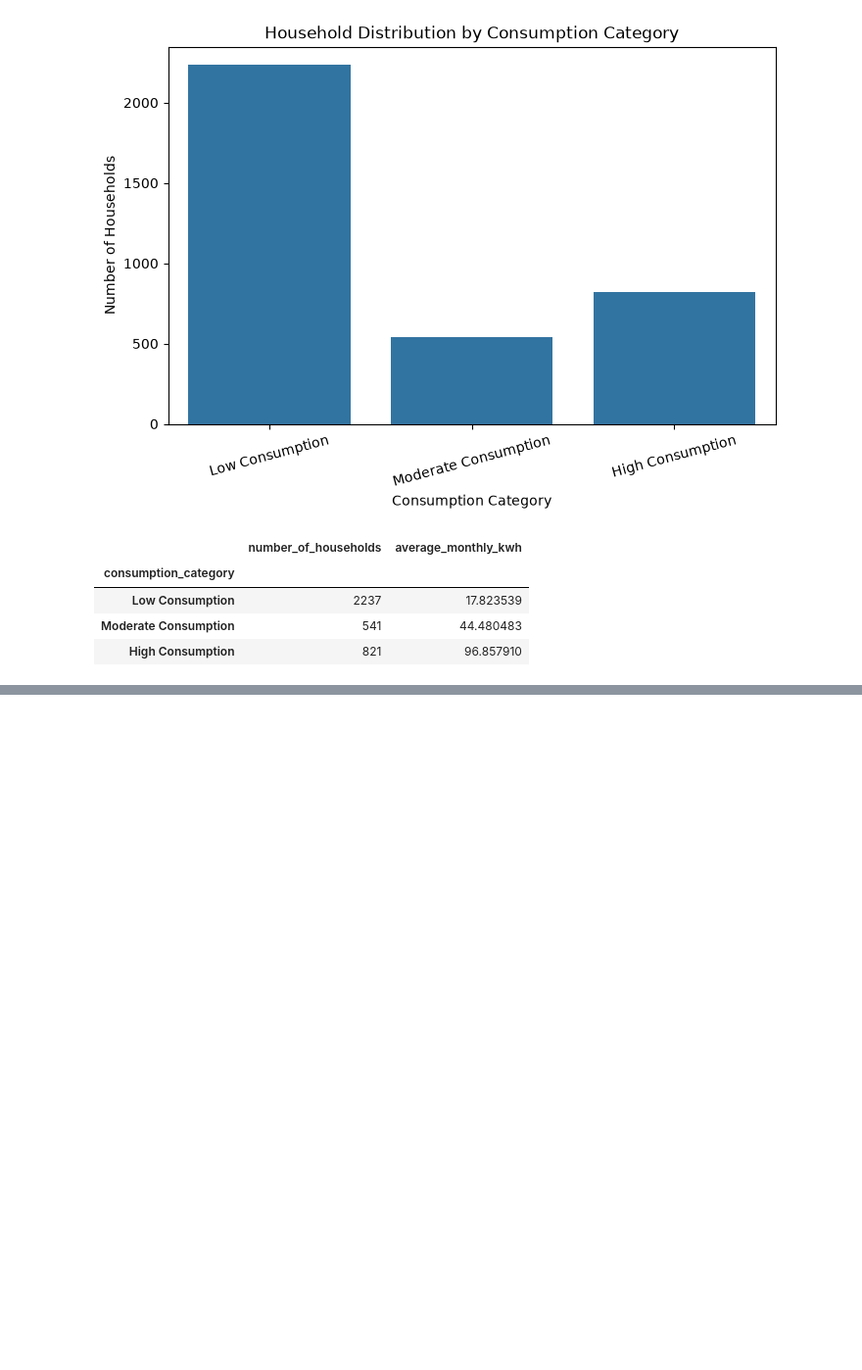
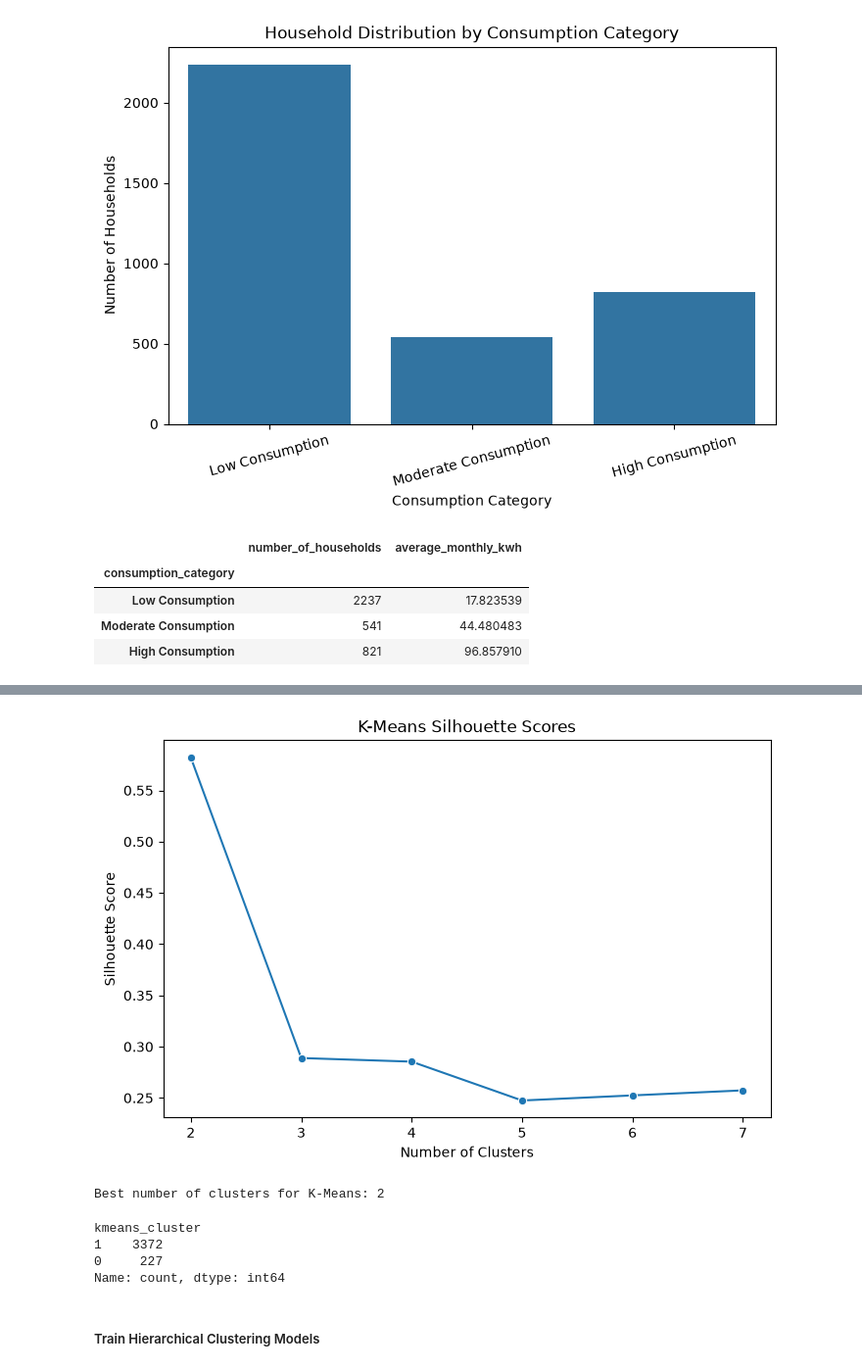
Before and after one commit to Paddyrey/TechCrush-Capstone-Group-11-Project, a Jupyter notebook: notebooks/Model_Test_Train.ipynb, the cells around one changed output, grey strips where cells are left out. Shown at 98% size. Drawn from its saved outputs; the diff is of its cells as text; code cells hidden in the pictures; blank space fills up the shorter version.

```diff
--- a/notebooks/Model_Test_Train.ipynb
+++ b/notebooks/Model_Test_Train.ipynb
@@ -715,0 +749,24 @@ category_summary
+# %%
+# K-Means Silhouette Scores
+
+kmeans_scores = []
+
+for k in k_values:
+    kmeans = KMeans(
+        n_clusters=k,
+        random_state=42,
+        n_init=10
+    )
+
+    labels = kmeans.fit_predict(cluster_scaled)
+
+    score = silhouette_score(cluster_scaled, labels)
+
+    kmeans_scores.append(score)
+
+kmeans_score_df = pd.DataFrame({
+    'Number of Clusters': list(k_values),
+    'Silhouette Score': kmeans_scores
+})
+
+kmeans_score_df
@@ -715,0 +781,48 @@ category_summary
+# %%
+# K-Means Silhouette Score Plot
+
+plt.figure(figsize=(8, 5))
+
+sns.lineplot(
+    data=kmeans_score_df,
+    x='Number of Clusters',
+    y='Silhouette Score',
+    marker='o'
+)
+
+plt.title("K-Means Silhouette Scores")
+plt.xlabel("Number of Clusters")
+plt.ylabel("Silhouette Score")
+
+plt.show()
+# %% [output]
+[figure, added]
+# %%
+# Train Final K-Means Model
+
+best_kmeans_k = kmeans_score_df.sort_values(
+    by='Silhouette Score',
+    ascending=False
+).iloc[0]['Number of Clusters']
+
+best_kmeans_k = int(best_kmeans_k)
+
+print("Best number of clusters for K-Means:", best_kmeans_k)
+
+final_kmeans = KMeans(
+    n_clusters=best_kmeans_k,
+    random_state=42,
+    n_init=10
+)
+
+energy_df['kmeans_cluster'] = final_kmeans.fit_predict(cluster_scaled)
+
+energy_df['kmeans_cluster'].value_counts()
+# %% [output]
+Best number of clusters for K-Means: 2
+kmeans_cluster
+1    3372
+0     227
+Name: count, dtype: int64
+# %% [markdown]
+##### Train Hierarchical Clustering Models
```
Also changed, not shown: parts of 54 cells of this notebook.
